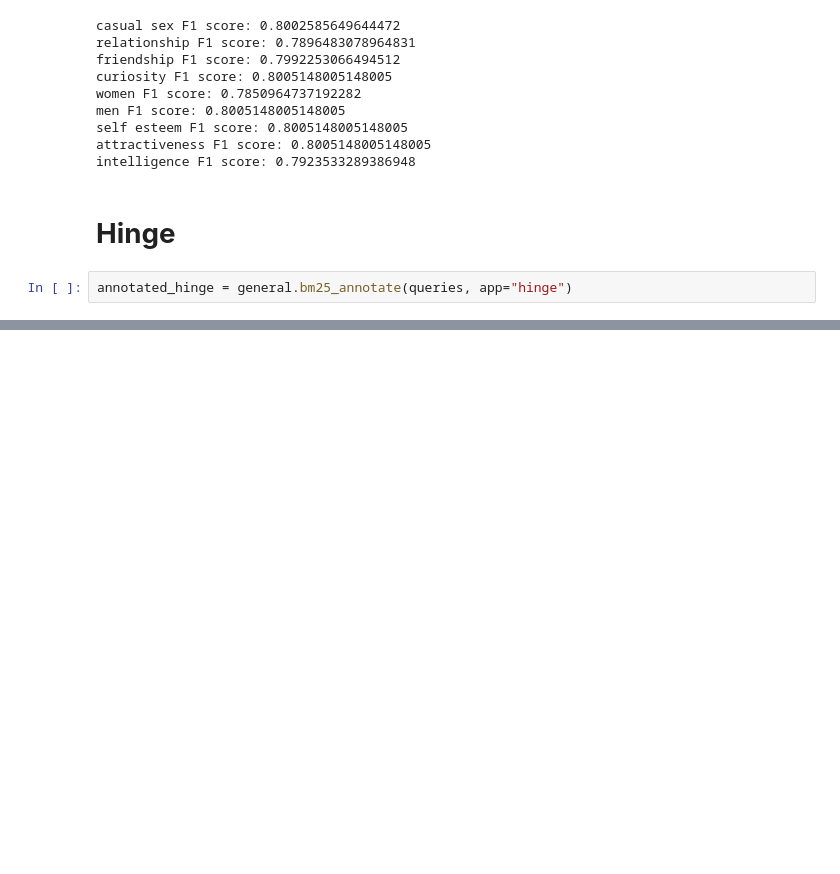
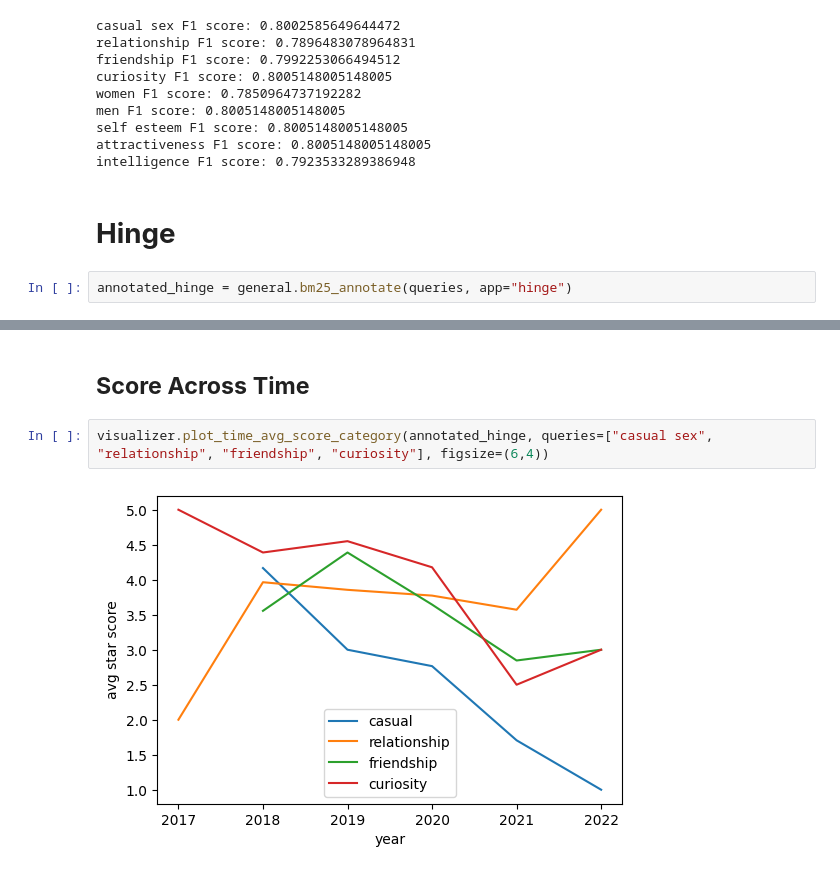
Before and after one commit to aleceress/datingapp_sentiment, a Jupyter notebook: evaluation.ipynb, the cells around one changed output, grey strips where cells are left out. Drawn from its saved outputs; the diff is of its cells as text; blank space fills up the shorter version.

```diff
--- a/evaluation.ipynb
+++ b/evaluation.ipynb
@@ -186,0 +217,6 @@ annotated_hinge = general.bm25_annotate(queries, app="hinge")
+# %% [markdown]
+## __Score Across Time__
+# %%
+visualizer.plot_time_avg_score_category(annotated_hinge, queries=["casual sex", "relationship", "friendship", "curiosity"], figsize=(6,4))
+# %% [output]
+[figure, added]
```
Also changed, not shown: parts of 8 cells of this notebook.
